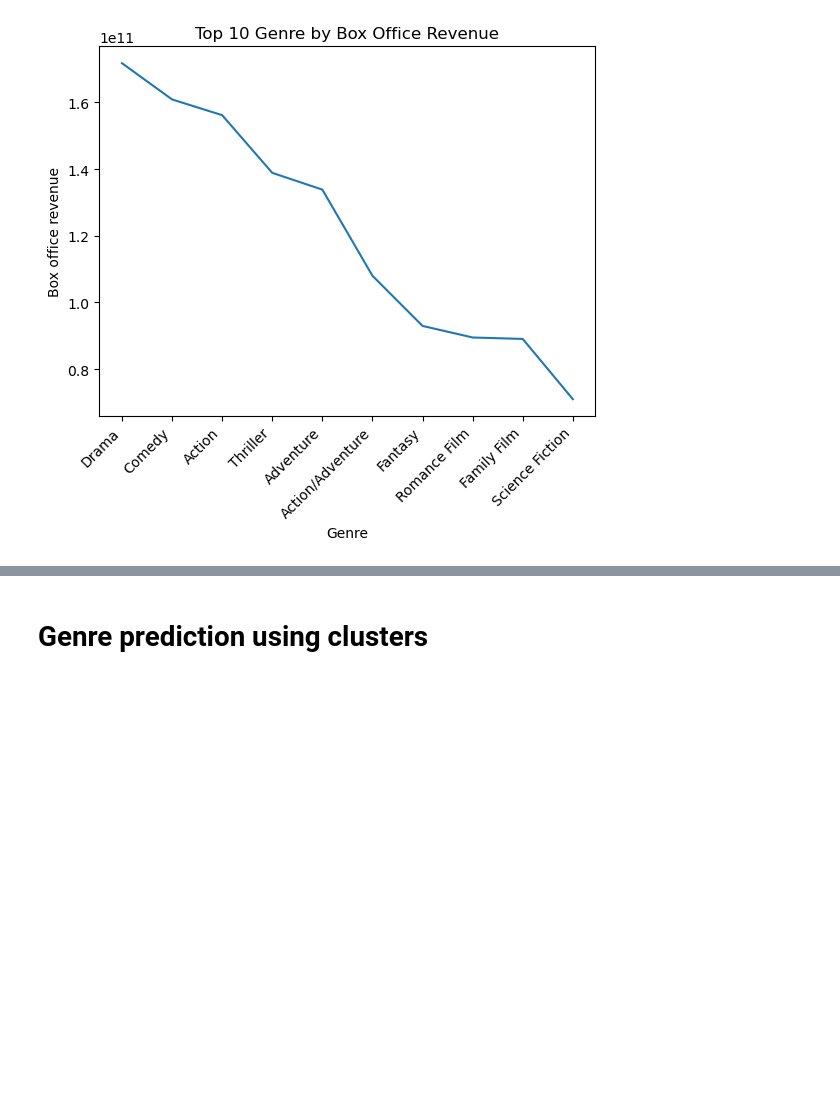
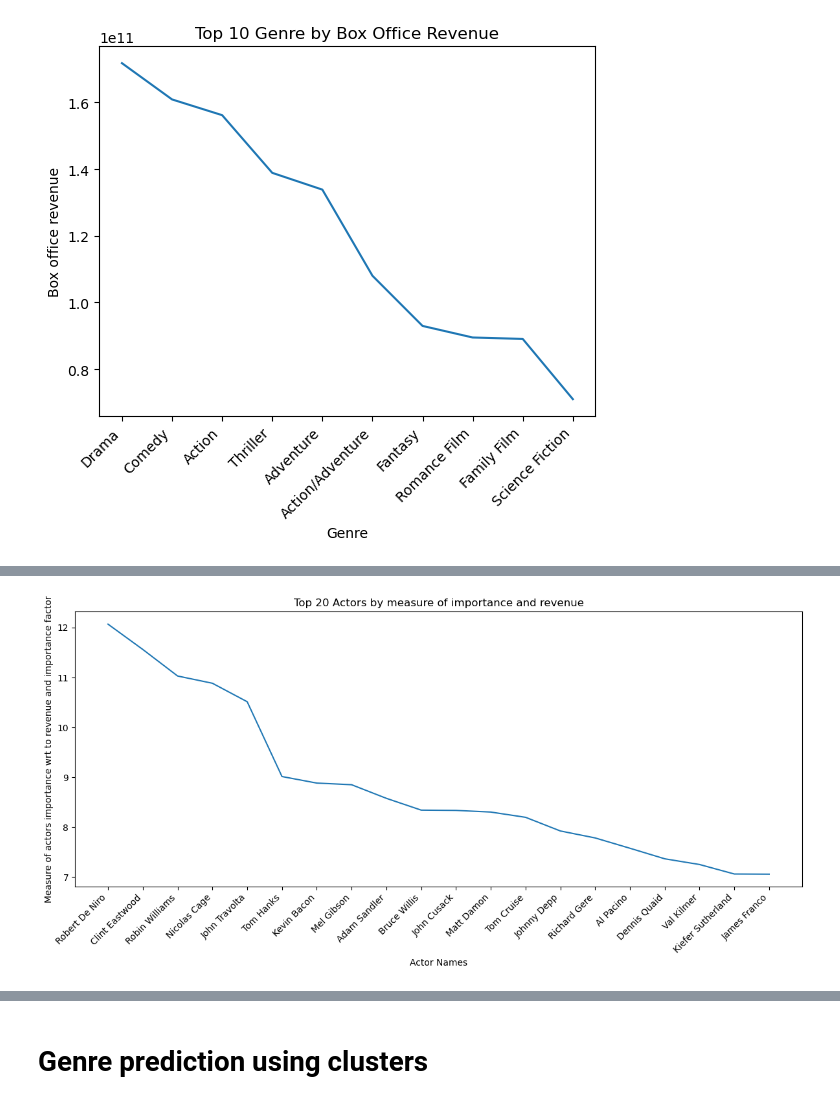
Before and after one commit to epfl-ada/ada-2023-project-perrysplatypuses, a Jupyter notebook: milestone_p2.ipynb, the cells around one changed output, grey strips where cells are left out. Saved outputs shown, nothing was run; the diff lists cells and outputs as text; code cells hidden in the pictures; blank space fills up the shorter version.

```diff
--- a/milestone_p2.ipynb
+++ b/milestone_p2.ipynb
@@ -337,0 +541,19 @@ plt.xticks(rotation=45, ha='right')  # Rotate the actor names for better readabi
+# %%
+# This data accounts for inflation, multiplying the importance foactor to the actors income
+merged_char_impt = df_charac_actor.merge(characters_with_importance, on=['character'], how='inner')
+
+# Remove actors that are duplicated
+merged_char_impt = merged_char_impt.drop_duplicates(subset=['actor', 'character'])
+
+# multiply importance_share with revenue. the value will give a measure of how impt the actors are
+merged_char_impt['impt_revenue'] = (merged_char_impt['importance_share'] * merged_char_impt['revenue'] ) / merged_char_impt['revenue']
+
+# Sum up the impt_revenue
+merged_char_impt = merged_char_impt.groupby(['actor'])['impt_revenue'].agg(['sum', 'count']).reset_index()
+merged_char_impt.columns = ['actor', 'impt_revenue', 'actor_count']
+
+# Sort the data in decending order
+merged_char_impt_sort = merged_char_impt.sort_values(by='impt_revenue', ascending=False)
+
+merged_char_impt_sort_top20 = merged_char_impt_sort.head(20)
+merged_char_impt_sort_top20.head()
@@ -337,0 +567,16 @@ plt.xticks(rotation=45, ha='right')  # Rotate the actor names for better readabi
+# %%
+# Plot the data above
+impt_revenue_actor_main = merged_char_impt_sort_top20['actor']
+impt_revenue_revenue_main = merged_char_impt_sort_top20['impt_revenue']
+
+plt.figure(figsize=(12, 6))
+plt.plot(impt_revenue_actor_main, impt_revenue_revenue_main )
+plt.xlabel('Actor Names')
+plt.ylabel('Measure of actors importance wrt to revenue and importance factor')
+plt.title('Top 20 Actors by measure of importance and revenue')
+plt.xticks(rotation=45, ha='right')  # Rotate the actor names for better readability
+
+plt.tight_layout()
+plt.show()
+# %% [output]
+[figure, added]
```
Also changed, not shown: parts of 25 cells of this notebook, 2 other files.
